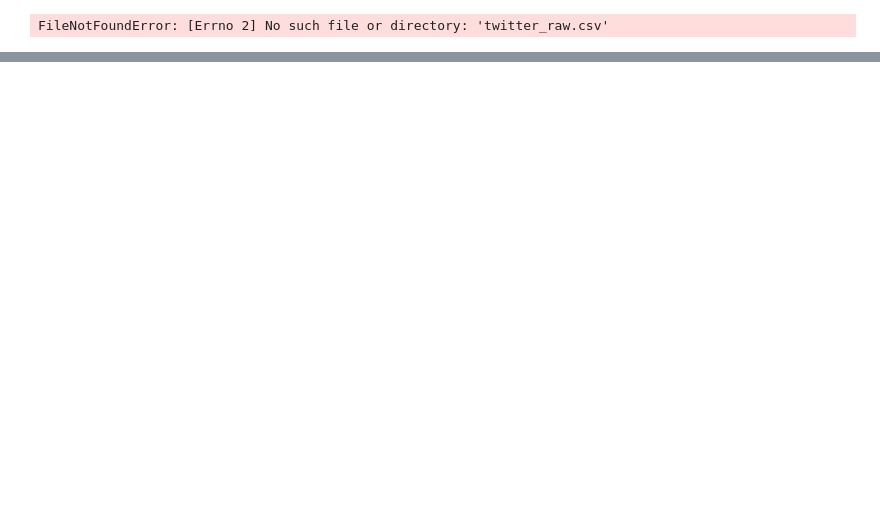
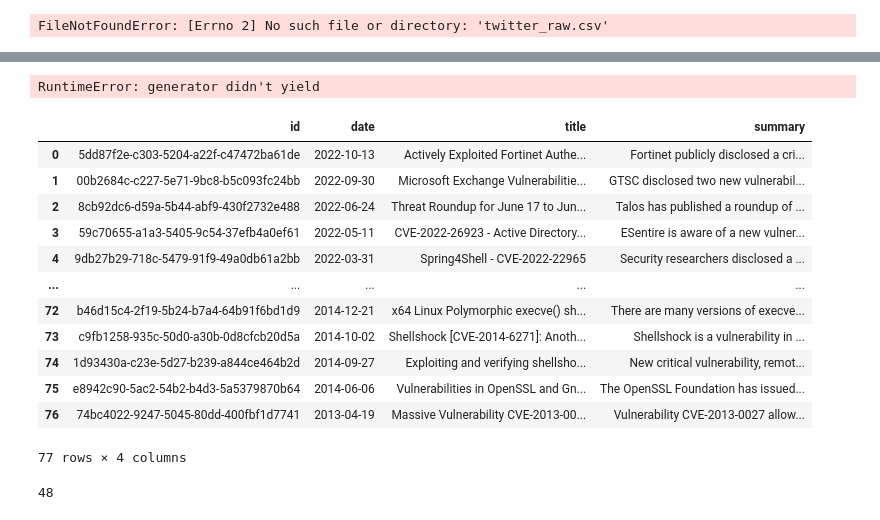
Before and after one commit to hoabinh2310/ti_streamlit, a Jupyter notebook: getdata.ipynb, the cells around one changed output, grey strips where cells are left out. Cells and saved outputs as stored; diff of their text form; code cells hidden in the pictures; blank space fills up the shorter version.

```diff
--- a/getdata.ipynb
+++ b/getdata.ipynb
@@ -362,0 +452,48 @@ FileNotFoundError: [Errno 2] No such file or directory: 'twitter_raw.csv'
+# %%
+import streamlit as st
+from annotated_text import annotated_text, annotation
+
+
+with st.echo():
+    annotated_text(
+        "This ",
+        ("is", "verb"),
+        " some ",
+        ("annotated", "adj"),
+        ("text", "noun"),
+        " for those of ",
+        ("you", "pronoun"),
+        " who ",
+        ("like", "verb"),
+        " this sort of ",
+        ("thing", "noun"),
+        "."
+    )
+
+# Weird, right now there's negative margin at the bottom of all st.markdown.
+# Adding this to make up for it, but we should fix it in Streamlit itself.
+# %% [output]
+RuntimeError: generator didn't yield
+# %%
+df = pd.read_csv('data/blog_summary.csv')
+df
+# %% [output]
+|  | id | date | title | summary |
+| 0 | 5dd87f2e-c303-5204-a22f-c47472ba61de | 2022-10-13 | Actively Exploited Fortinet Authe... | Fortinet publicly disclosed a cri... |
+| 1 | 00b2684c-c227-5e71-9bc8-b5c093fc24bb | 2022-09-30 | Microsoft Exchange Vulnerabilitie... | GTSC disclosed two new vulnerabil... |
+| 2 | 8cb92dc6-d59a-5b44-abf9-430f2732e488 | 2022-06-24 | Threat Roundup for June 17 to Jun... | Talos has published a roundup of ... |
+| 3 | 59c70655-a1a3-5405-9c54-37efb4a0ef61 | 2022-05-11 | CVE-2022-26923 - Active Directory... | ESentire is aware of a new vulner... |
+| 4 | 9db27b29-718c-5479-91f9-49a0db61a2bb | 2022-03-31 | Spring4Shell - CVE-2022-22965 | Security researchers disclosed a ... |
+| ... | ... | ... | ... | ... |
+| 72 | b46d15c4-2f19-5b24-b7a4-64b91f6bd1d9 | 2014-12-21 | x64 Linux Polymorphic execve() sh... | There are many versions of execve... |
+| 73 | c9fb1258-935c-50d0-a30b-0d8cfcb20d5a | 2014-10-02 | Shellshock [CVE-2014-6271]: Anoth... | Shellshock is a vulnerability in ... |
+| 74 | 1d93430a-c23e-5d27-b239-a844ce464b2d | 2014-09-27 | Exploiting and verifying shellsho... | New critical vulnerability, remot... |
+| 75 | e8942c90-5ac2-54b2-b4d3-5a5379870b64 | 2014-06-06 | Vulnerabilities in OpenSSL and Gn... | The OpenSSL Foundation has issued... |
+| 76 | 74bc4022-9247-5045-80dd-400fbf1d7741 | 2013-04-19 | Massive Vulnerability CVE-2013-00... | Vulnerability CVE-2013-0027 allow... |
+77 rows × 4 columns
+# %%
+import json
+ner_data = json.load(open('data/ner.json', 'r'))
+print(len(ner_data))
+# %% [output]
+48
```
Also changed, not shown: parts of 10 cells of this notebook, 10 other files.
